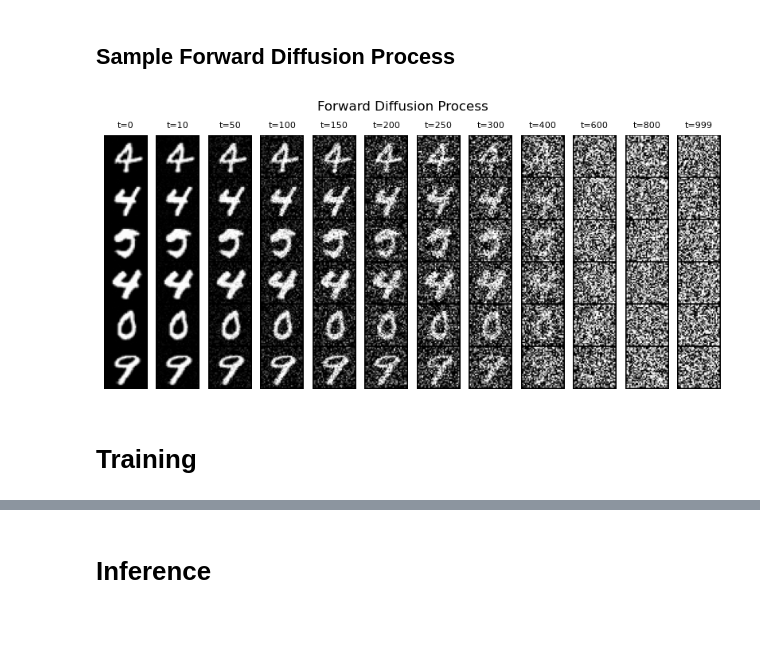
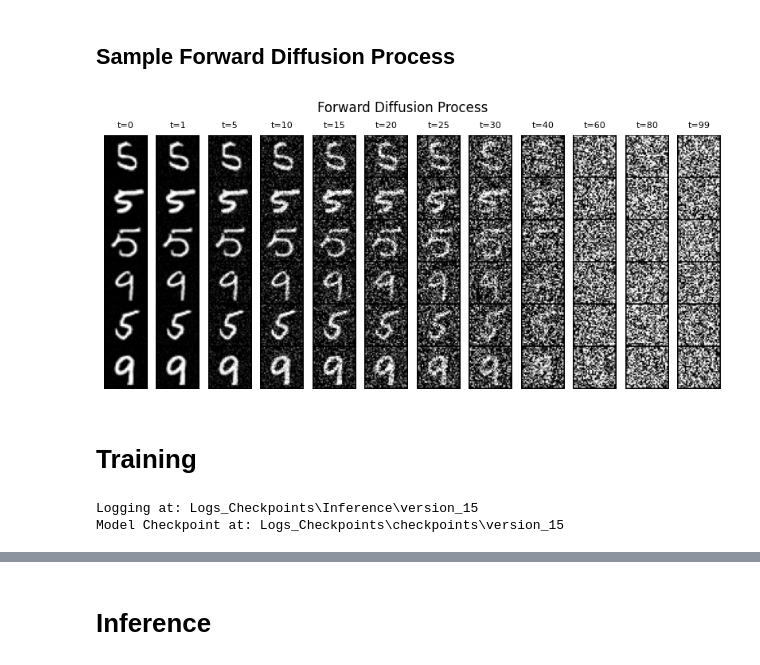
Before and after one commit to Riksev/DDPM, a Jupyter notebook: Generating_MNIST_using_DDPMs.ipynb, the cells around one changed output, grey strips where cells are left out. Drawn from its saved outputs; the diff is of its cells as text; code cells hidden in the pictures; blank space fills up the shorter version.

```diff
--- a/Generating_MNIST_using_DDPMs.ipynb
+++ b/Generating_MNIST_using_DDPMs.ipynb
@@ -382,15 +390,18 @@ class BaseConfig:
 
 @dataclass
 class TrainingConfig:
-    TIMESTEPS = 1000 # Define number of diffusion timesteps
+    TIMESTEPS = 100 # Define number of diffusion timesteps
     IMG_SHAPE = (1, 32, 32) if BaseConfig.DATASET == "MNIST" else (3, 32, 32)
-    NUM_EPOCHS = 30
+    NUM_EPOCHS = 5
     BATCH_SIZE = 128
     LR = 2e-4
     NUM_WORKERS = 2
 # %% [markdown]
 # Load Dataset & Build Dataloader
 # %%
+def scale_image(t):
+    return (t * 2) - 1
+
 def get_dataset(dataset_name='MNIST'):
     transforms = TF.Compose(
         [
@@ -399,7 +410,7 @@ def get_dataset(dataset_name='MNIST'):
                       interpolation=TF.InterpolationMode.BICUBIC,
                       antialias=True),
 #             TF.RandomHorizontalFlip(),
-            TF.Lambda(lambda t: (t * 2) - 1) # Scale between [-1, 1]
+            TF.Lambda(scale_image) # Scale between [-1, 1]
         ]
     )
 
@@ -408,7 +419,7 @@ def get_dataset(dataset_name='MNIST'):
     elif dataset_name == "Cifar-10":
         dataset = datasets.CIFAR10(root="data", train=True, download=True, transform=transforms)
     elif dataset_name == "Cifar-100":
-        dataset = datasets.CIFAR10(root="data", train=True, download=True, transform=transforms)
+        dataset = datasets.CIFAR100(root="data", train=True, download=True, transform=transforms)
     elif dataset_name == "Flowers":
         dataset = datasets.ImageFolder(root="/kaggle/input/flowers-recognition/flowers", transform=transforms)
 
@@ -518,45 +513,45 @@ def forward_diffusion(sd: SimpleDiffusion, x0: torch.Tensor, timesteps: torch.Te
 # %% [markdown]
 ## Sample Forward Diffusion Process
 # %%
-sd = SimpleDiffusion(num_diffusion_timesteps=TrainingConfig.TIMESTEPS, device="cpu")
+sd = SimpleDiffusion(num_diffusion_timesteps=TrainingConfig.TIMESTEPS, device=BaseConfig.DEVICE)
 
 loader = iter(  # converting dataloader into an iterator for now.
     get_dataloader(
         dataset_name=BaseConfig.DATASET,
         batch_size=6,
-        device="cpu",
+        device=BaseConfig.DEVICE,
     )
 )
 # %%
 x0s, _ = next(loader)
 
 noisy_images = []
-specific_timesteps = [0, 10, 50, 100, 150, 200, 250, 300, 400, 600, 800, 999]
+specific_timesteps = [0, 1, 5, 10, 15, 20, 25, 30, 40, 60, 80, 99]
 
 for timestep in specific_timesteps:
-    timestep = torch.as_tensor(timestep, dtype=torch.long)
+    timestep = torch.tensor([timestep], dtype=torch.long, device=BaseConfig.DEVICE)
 
     xts, _ = forward_diffusion(sd, x0s, timestep)
     xts    = inverse_transform(xts) / 255.0
     xts    = make_grid(xts, nrow=1, padding=1)
 
     noisy_images.append(xts)
 
 # Plot and see samples at different timesteps
 
 _, ax = plt.subplots(1, len(noisy_images), figsize=(10, 5), facecolor='white')
 
 for i, (timestep, noisy_sample) in enumerate(zip(specific_timesteps, noisy_images)):
-    ax[i].imshow(noisy_sample.squeeze(0).permute(1, 2, 0))
+    ax[i].imshow(noisy_sample.squeeze(0).permute(1, 2, 0).cpu())
     ax[i].set_title(f"t={timestep}", fontsize=8)
     ax[i].axis("off")
     ax[i].grid(False)
 
 plt.suptitle("Forward Diffusion Process", y=0.9)
 plt.axis("off")
 plt.show()
 # %% [output]
-[figure, old version]
+[figure, new version]
 # %% [markdown]
 # Training
 # %%
@@ -695,6 +695,9 @@ log_dir, checkpoint_dir = setup_log_directory(config=BaseConfig())
 
 generate_video = False
 ext = ".mp4" if generate_video else ".png"
+# %% [output]
+Logging at: Logs_Checkpoints\Inference\version_15
+Model Checkpoint at: Logs_Checkpoints\checkpoints\version_15
 # %%
 for epoch in range(1, total_epochs):
     torch.cuda.empty_cache()
```
Also changed, not shown: parts of 21 cells of this notebook, 2 other files.
